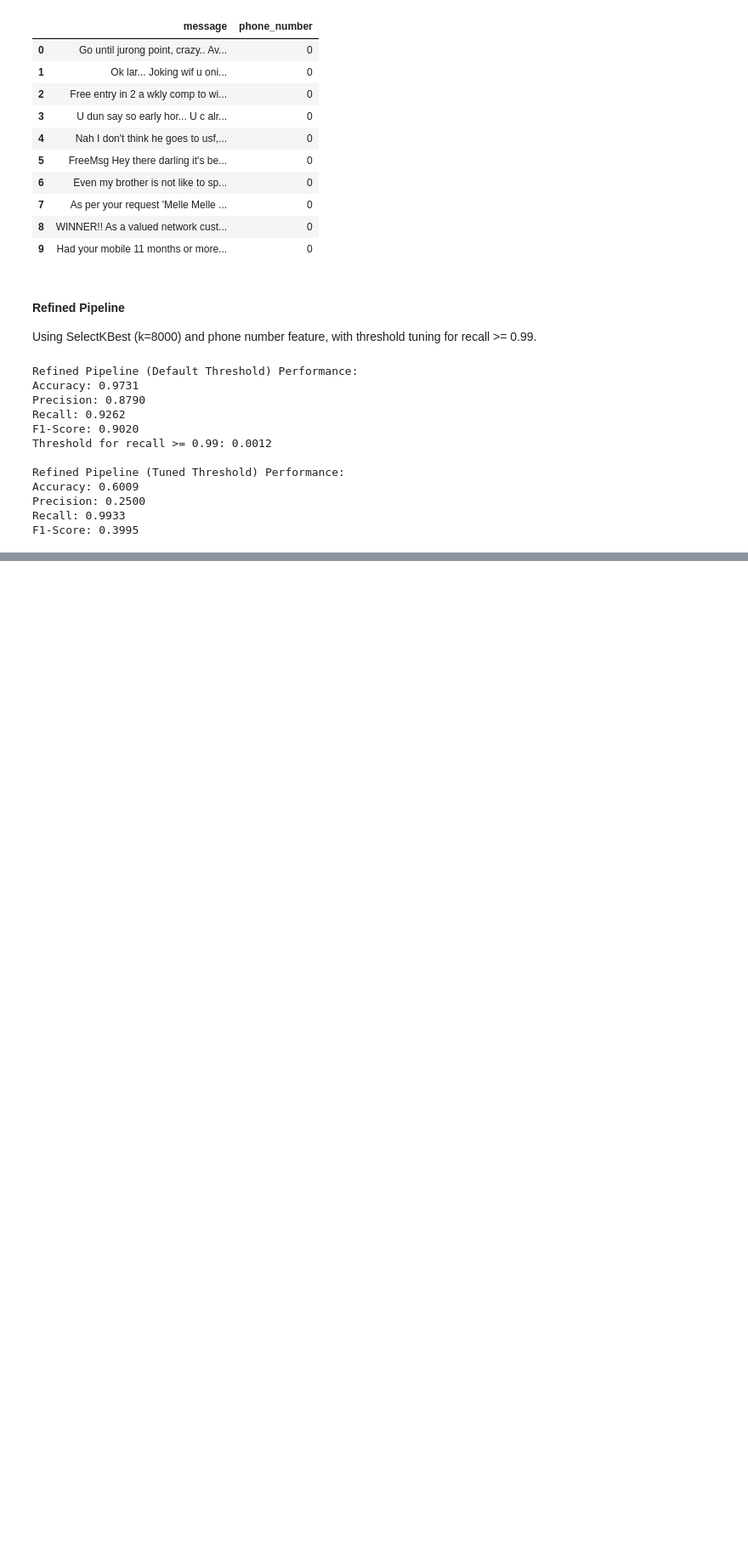
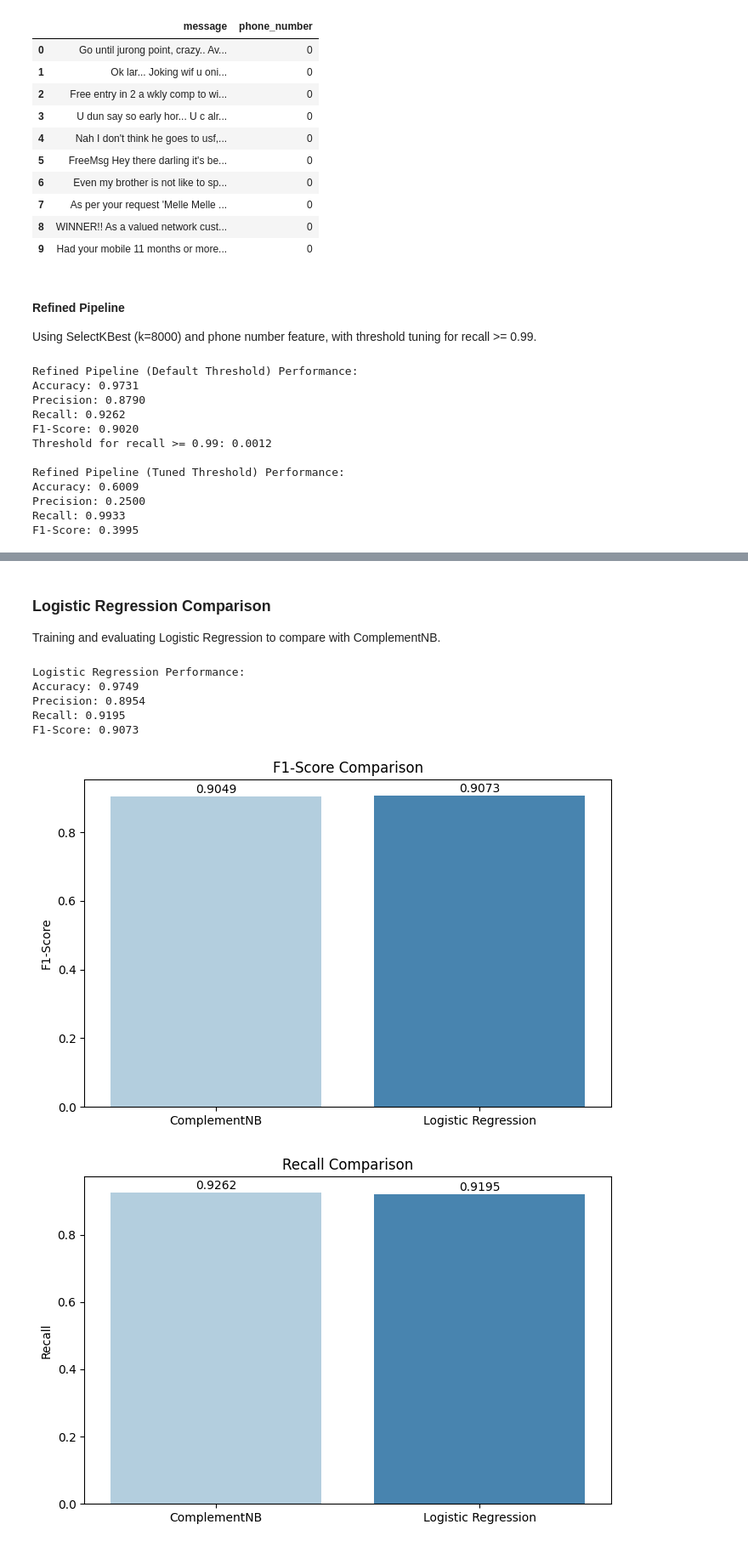
Before and after one commit to GoudyMT/naive-bayes-nlp-project, a Jupyter notebook: naive_bayes_project.ipynb, the cells around one changed output, grey strips where cells are left out. Shown at 85% size. Saved outputs shown, nothing was run; the diff lists cells and outputs as text; code cells hidden in the pictures; blank space fills up the shorter version.

```diff
--- a/naive_bayes_project.ipynb
+++ b/naive_bayes_project.ipynb
@@ -749,0 +823,55 @@ F1-Score: 0.3995
+# %% [markdown]
+### Logistic Regression Comparison
+Training and evaluating Logistic Regression to compare with ComplementNB.
+# %%
+from sklearn.linear_model import LogisticRegression
+
+# Train Logistic Regression
+lr_pipeline = Pipeline([
+    ('tfidf', TfidfVectorizer(max_features=10000, ngram_range=(1, 3), min_df=1)),
+    ('lr', LogisticRegression(class_weight='balanced', random_state=42))
+])
+lr_pipeline.fit(X_train, y_train)
+y_pred_lr = lr_pipeline.predict(X_test)
+y_scores_lr = lr_pipeline.predict_proba(X_test)[:, 1]
+
+# Evaluate Logistic Regression
+def print_metrics(y_true, y_pred, model_name):
+    print(f"\n{model_name} Performance:")
+    print(f"Accuracy: {accuracy_score(y_true, y_pred):.4f}")
+    print(f"Precision: {precision_score(y_true, y_pred):.4f}")
+    print(f"Recall: {recall_score(y_true, y_pred):.4f}")
+    print(f"F1-Score: {f1_score(y_true, y_pred):.4f}")
+
+print_metrics(y_test, y_pred_lr, "Logistic Regression")
+
+# Visualize comparison
+models = ['ComplementNB', 'Logistic Regression']
+f1_scores = [f1_score(y_test, y_pred_cnb), f1_score(y_test, y_pred_lr)]
+recalls = [recall_score(y_test, y_pred_cnb), recall_score(y_test, y_pred_lr)]
+
+plt.figure(figsize=(8, 5))
+sns.barplot(x=models, y=f1_scores, hue=models, palette='Blues', legend=False)
+plt.title('F1-Score Comparison')
+plt.ylabel('F1-Score')
+for i, v in enumerate(f1_scores):
+    plt.text(i, v + 0.01, f'{v:.4f}', ha='center')
+plt.savefig('images/f1_comparison.png', dpi=300, bbox_inches='tight')
+plt.show()
+
+plt.figure(figsize=(8, 5))
+sns.barplot(x=models, y=recalls, hue=models, palette='Blues', legend=False)
+plt.title('Recall Comparison')
+plt.ylabel('Recall')
+for i, v in enumerate(recalls):
+    plt.text(i, v + 0.01, f'{v:.4f}', ha='center')
+plt.savefig('images/Recall_comparison.png', dpi=300, bbox_inches='tight')
+plt.show()
+# %% [output]
+Logistic Regression Performance:
+Accuracy: 0.9749
+Precision: 0.8954
+Recall: 0.9195
+F1-Score: 0.9073
+[figure, added]
+[figure, added]
```
Also changed, not shown: parts of 5 cells of this notebook, 4 other files.
